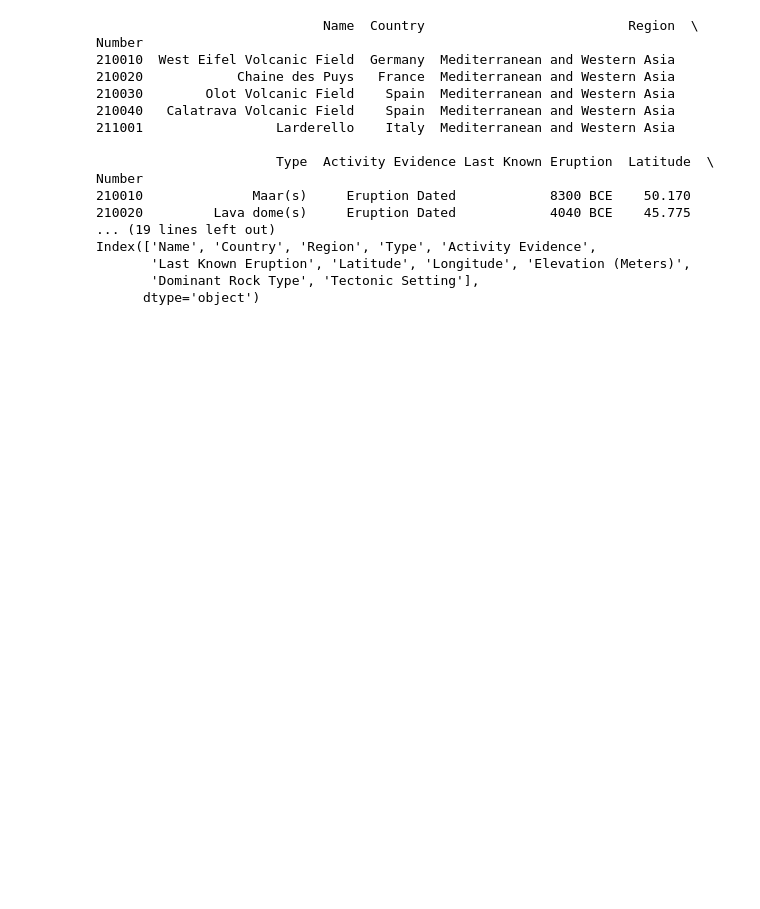
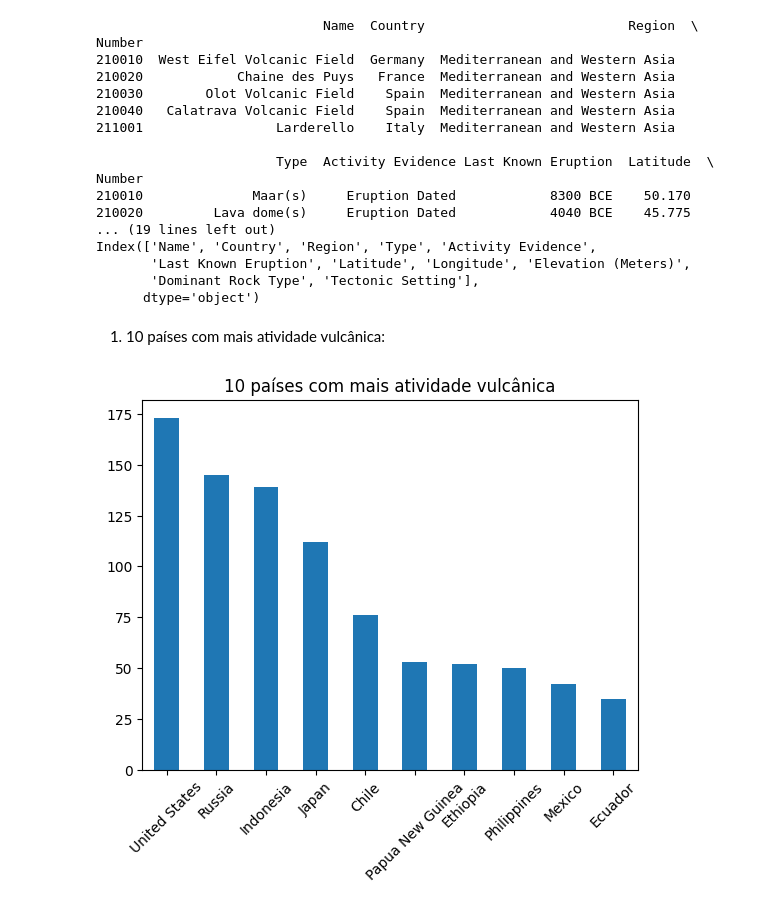
Before and after one commit to RaphaLevy/Trabalho_AEDV, a Jupyter notebook: JulianaC_RaphaelL_Vulcao.ipynb, the cells around one changed output. Cells and saved outputs as stored; diff of their text form; code cells hidden in the pictures; blank space fills up the shorter version.

```diff
--- a/JulianaC_RaphaelL_Vulcao.ipynb
+++ b/JulianaC_RaphaelL_Vulcao.ipynb
@@ -34,3 +37,10 @@ Index(['Name', 'Country', 'Region', 'Type', 'Activity Evidence',
        'Last Known Eruption', 'Latitude', 'Longitude', 'Elevation (Meters)',
        'Dominant Rock Type', 'Tectonic Setting'],
       dtype='object')
+# %% [markdown]
+1) 10 países com mais atividade vulcânica:
+# %%
+df["Country"].value_counts().head(10).plot(kind = "bar", rot = 45, title = "10 países com mais atividade vulcânica")
+plt.show()
+# %% [output]
+[figure, added]
```
Also changed, not shown: parts of 7 cells of this notebook.
